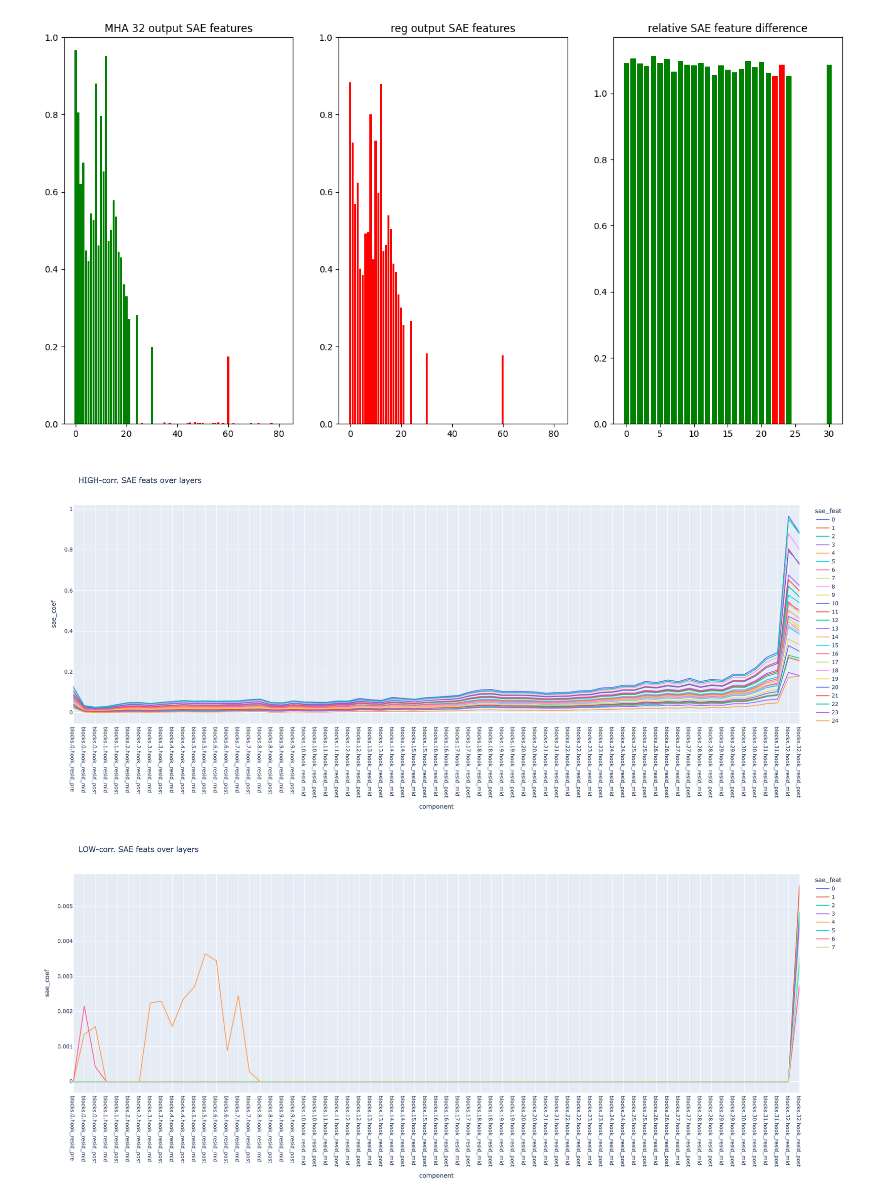
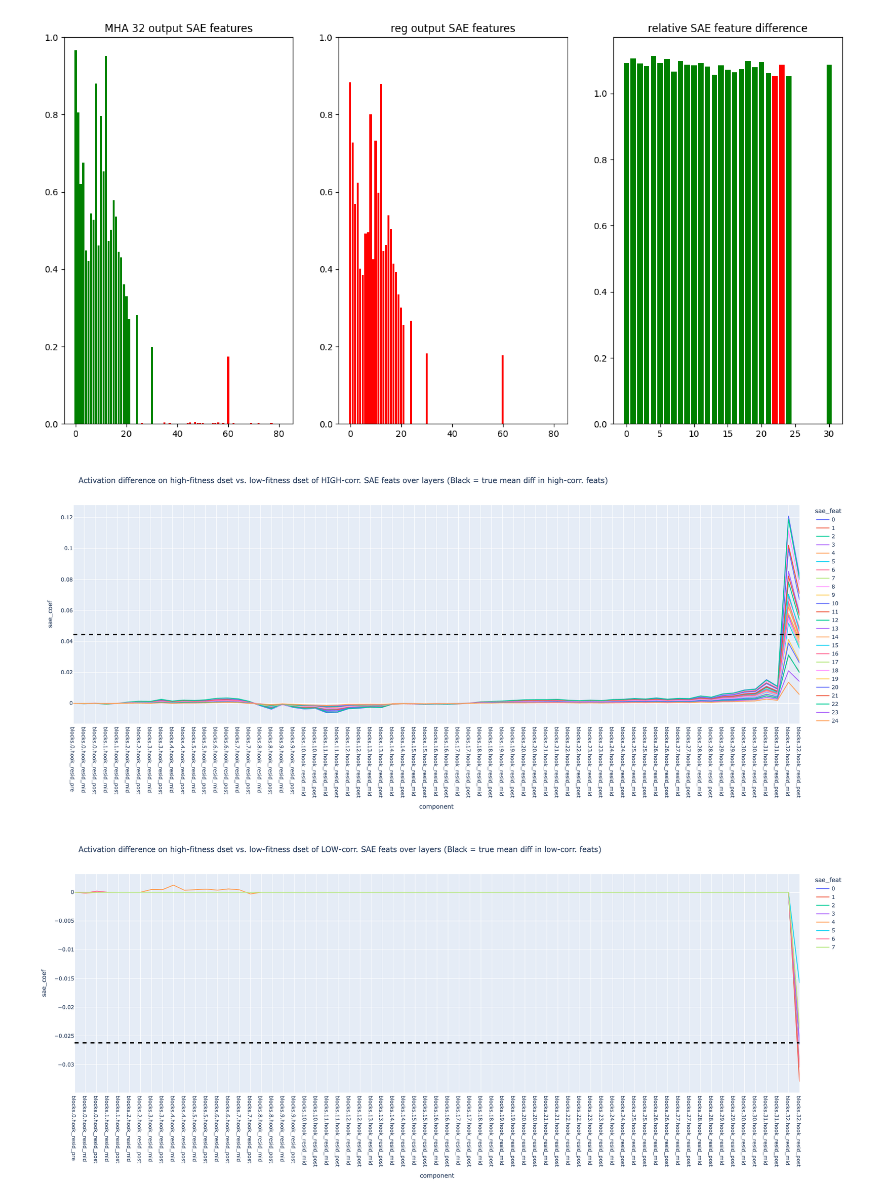
Before and after one commit to blab/mutational-embedding-vectors, a Jupyter notebook: notebooks/plm_circuits/ex21_covfit_SAE.ipynb, the cells around one changed output. Saved outputs shown, nothing was run; the diff lists cells and outputs as text; code cells hidden in the pictures.

Commit message:
SAE feats over layer diffs

```diff
--- a/notebooks/plm_circuits/ex21_covfit_SAE.ipynb
+++ b/notebooks/plm_circuits/ex21_covfit_SAE.ipynb
@@ -559,6 +559,8 @@ for layer in range(hooked_esm.cfg.n_layers):
 # %%
 _, high_fit_cache = hooked_esm.run_with_cache(high_toks, names_filter=resid_component_names)
 torch.cuda.empty_cache()
+_, low_fit_cache = hooked_esm.run_with_cache(low_toks, names_filter=resid_component_names)
+torch.cuda.empty_cache()
 # %%
 hooked_final_ln = hooked_esm.ln_final
 L32_resid_name = resid_component_names[-2]
@@ -587,17 +589,21 @@ plt.show()
 # %% [output]
 [figure]
 # %%
-def plot_useful_idx_over_layer(useful_idx, **kwargs):
+def plot_useful_idx_over_layer(useful_idx, dashed_line_val=None, **kwargs):
     sae_feats_over_layes = np.zeros((len(resid_component_names), useful_idx.shape[0]))
     hooked_final_ln = hooked_esm.ln_final
     for i, resid_name in enumerate(resid_component_names):
+        high_resid_acts = esm_fine_tuned.regressor[1](esm_fine_tuned.regressor[0](hooked_final_ln(high_fit_cache[resid_name][:,0,:]))) # [batch, 256]
+        low_resid_acts = esm_fine_tuned.regressor[1](esm_fine_tuned.regressor[0](hooked_final_ln(low_fit_cache[resid_name][:,0,:]))) # [batch, 256]
 
-        resid_acts = esm_fine_tuned.regressor[1](esm_fine_tuned.regressor[0](hooked_final_ln(high_fit_cache[resid_name][:,0,:]))) # [batch, 256]
-        _, _, resid_sae_coefs, _ = jumprelu_sae.forward(resid_acts[:, None, :] * MAGNIFICATION_SIZE) # [batch 1 d_sae], 1 is for n_inst
+        _, _, high_resid_sae_coefs, _ = jumprelu_sae.forward(high_resid_acts[:, None, :] * MAGNIFICATION_SIZE) # [batch 1 d_sae], 1 is for n_inst
+        _, _, low_resid_sae_coefs, _ = jumprelu_sae.forward(low_resid_acts[:, None, :] * MAGNIFICATION_SIZE) # [batch 1 d_sae], 1 is for n_inst
 
-        resid_sae_coefs = (resid_sae_coefs[:,0,:].mean(dim=0) / MAGNIFICATION_SIZE).detach().cpu().numpy() # [d_sae]
-        resid_sae_coefs_high_corr = resid_sae_coefs[useful_idx] # [useful_idx.shape[0]]
-        sae_feats_over_layes[i,:] = resid_sae_coefs_high_corr
+        high_resid_sae_coefs = (high_resid_sae_coefs[:,0,:].mean(dim=0) / MAGNIFICATION_SIZE).detach().cpu().numpy() # [d_sae]
+        low_resid_sae_coefs = (low_resid_sae_coefs[:,0,:].mean(dim=0) / MAGNIFICATION_SIZE).detach().cpu().numpy() # [d_sae]
+
+        resid_sae_coefs_diffs = high_resid_sae_coefs[useful_idx] - low_resid_sae_coefs[useful_idx] # [useful_idx.shape[0]]
+        sae_feats_over_layes[i,:] = resid_sae_coefs_diffs
 
     df = pd.DataFrame(
         {
@@ -614,23 +620,35 @@ def plot_useful_idx_over_layer(useful_idx, **kwargs):
             ticktext = resid_component_names
         )
     )
+    if dashed_line_val:
+        fig.add_hline(y=dashed_line_val, line_width=3, line_dash="dash", line_color="black")
     fig.show()
 # %%
-high_corr_non_zero_ind = mean_high_fit_sae_coefs[high_fit_sae_feats] > 0
-low_corr_non_zero_ind = mean_high_fit_sae_coefs[low_fit_sae_feats] > 0
+high_corr_non_zero_ind = np.logical_and(mean_high_fit_sae_coefs[high_fit_sae_feats] > 0, mean_low_fit_sae_coefs[high_fit_sae_feats] > 0)
+low_corr_non_zero_ind = np.logical_and(mean_high_fit_sae_coefs[low_fit_sae_feats] > 0, mean_low_fit_sae_coefs[low_fit_sae_feats] > 0)
+
+high_corr_idx = high_fit_sae_feats[np.argwhere(high_corr_non_zero_ind)[:,0]]
+low_corr_idx = low_fit_sae_feats[np.argwhere(low_corr_non_zero_ind)[:,0]]
+
+high_corr_idx_mean = (mean_high_fit_sae_coefs[high_corr_idx] - mean_low_fit_sae_coefs[high_corr_idx]).mean()
+low_corr_idx_mean = (mean_high_fit_sae_coefs[low_corr_idx] - mean_low_fit_sae_coefs[low_corr_idx]).mean()
+
 
 plot_useful_idx_over_layer(
-    useful_idx=high_fit_sae_feats[np.argwhere(high_corr_non_zero_ind)[:,0]],
-    title="HIGH-corr. SAE feats over layers",
+    useful_idx=high_corr_idx,
+    dashed_line_val=high_corr_idx_mean,
+    title="Activation difference on high-fitness dset vs. low-fitness dset of HIGH-corr. SAE feats over layers (Black = true mean diff in high-corr. feats)",
     width=1400,
     height=800
 )
+
 plot_useful_idx_over_layer(
-    useful_idx=low_fit_sae_feats[np.argwhere(low_corr_non_zero_ind)[:,0]],
-    title="LOW-corr. SAE feats over layers",
+    useful_idx=low_corr_idx,
+    dashed_line_val=low_corr_idx_mean,
+    title="Activation difference on high-fitness dset vs. low-fitness dset of LOW-corr. SAE feats over layers (Black = true mean diff in low-corr. feats)",
     width=1400,
     height=800
 )
 # %% [output]
-[figure, old version]
+[figure, new version]
-[figure, old version]
+[figure, new version]
```
